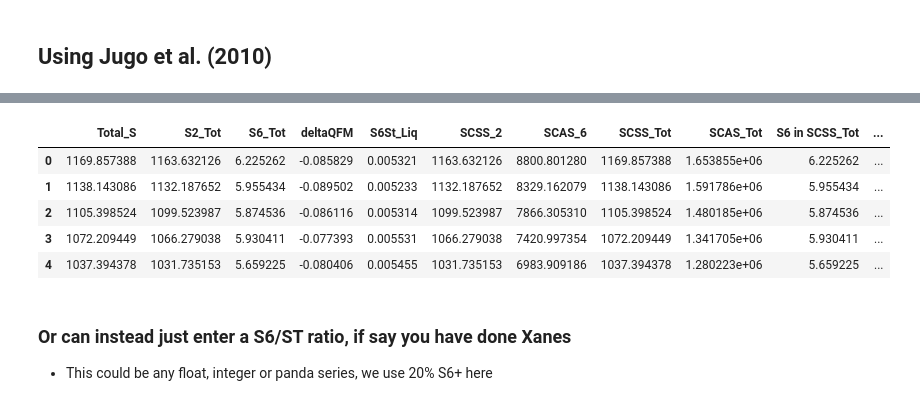
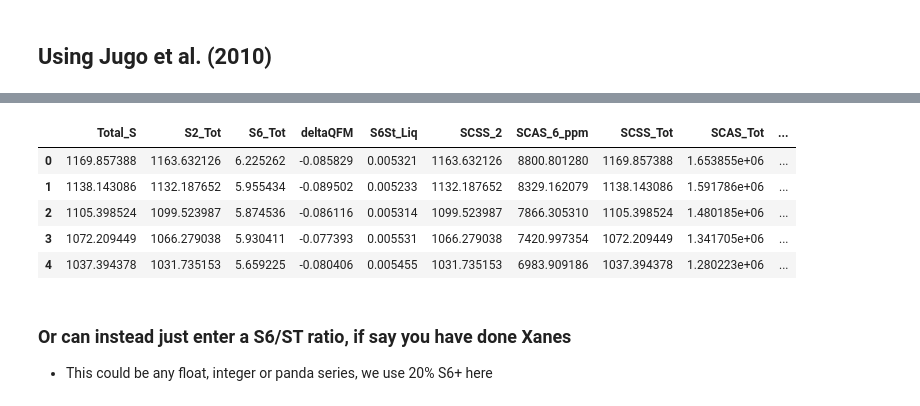
Before and after one commit to PennyWieser/PySulfSat, a Jupyter notebook: docs/Examples/S6_S2_Corrections/S6_S2_Corrections_Nash_Jugo_Kleinsasser.ipynb, the cells around one changed output, grey strips where cells are left out. Drawn from its saved outputs; the diff is of its cells as text; code cells hidden in the pictures.

```diff
--- a/docs/Examples/S6_S2_Corrections/S6_S2_Corrections_Nash_Jugo_Kleinsasser.ipynb
+++ b/docs/Examples/S6_S2_Corrections/S6_S2_Corrections_Nash_Jugo_Kleinsasser.ipynb
@@ -165,16 +177,16 @@ using low temp
 # %%
-df_ST_Jugo=ss.calculate_S_Total_SCSS_SCAS(deltaQFM=Buffer_calc['deltaQFM_Frost1991'],
+df_ST_Jugo=ss.calculate_S_Total_SCSS_SCAS(deltaQFM=Buffer_calc['DeltaQFM_Frost1991'],
     SCSS=Smythe_FixedSulf['SCSS2_ppm_ideal_Smythe2017'],
     T_K=df_out['T_K'],
     SCAS=ZT22_SCAS['SCAS6_ppm'], model='Jugo')
 df_ST_Jugo.head()
 # %% [output]
-|  | Total_S | S2_Tot | S6_Tot | deltaQFM | S6St_Liq | SCSS_2 | SCAS_6 | SCSS_Tot | SCAS_Tot | S6 in SCSS_Tot | ... |
-| 0 | 1169.857388 | 1163.632126 | 6.225262 | -0.085829 | 0.005321 | 1163.632126 | 8800.801280 | 1169.857388 | 1.653855e+06 | 6.225262 | ... |
-| 1 | 1138.143086 | 1132.187652 | 5.955434 | -0.089502 | 0.005233 | 1132.187652 | 8329.162079 | 1138.143086 | 1.591786e+06 | 5.955434 | ... |
-| 2 | 1105.398524 | 1099.523987 | 5.874536 | -0.086116 | 0.005314 | 1099.523987 | 7866.305310 | 1105.398524 | 1.480185e+06 | 5.874536 | ... |
-| 3 | 1072.209449 | 1066.279038 | 5.930411 | -0.077393 | 0.005531 | 1066.279038 | 7420.997354 | 1072.209449 | 1.341705e+06 | 5.930411 | ... |
-| 4 | 1037.394378 | 1031.735153 | 5.659225 | -0.080406 | 0.005455 | 1031.735153 | 6983.909186 | 1037.394378 | 1.280223e+06 | 5.659225 | ... |
+|  | Total_S | S2_Tot | S6_Tot | deltaQFM | S6St_Liq | SCSS_2 | SCAS_6_ppm | SCSS_Tot | SCAS_Tot | ... |
+| 0 | 1169.857388 | 1163.632126 | 6.225262 | -0.085829 | 0.005321 | 1163.632126 | 8800.801280 | 1169.857388 | 1.653855e+06 | ... |
+| 1 | 1138.143086 | 1132.187652 | 5.955434 | -0.089502 | 0.005233 | 1132.187652 | 8329.162079 | 1138.143086 | 1.591786e+06 | ... |
+| 2 | 1105.398524 | 1099.523987 | 5.874536 | -0.086116 | 0.005314 | 1099.523987 | 7866.305310 | 1105.398524 | 1.480185e+06 | ... |
+| 3 | 1072.209449 | 1066.279038 | 5.930411 | -0.077393 | 0.005531 | 1066.279038 | 7420.997354 | 1072.209449 | 1.341705e+06 | ... |
+| 4 | 1037.394378 | 1031.735153 | 5.659225 | -0.080406 | 0.005455 | 1031.735153 | 6983.909186 | 1037.394378 | 1.280223e+06 | ... |
 # %% [markdown]
 ### Or can instead just enter a S6/ST ratio, if say you have done Xanes
 - This could be any float, integer or panda series, we use 20% S6+ here
```
Also changed, not shown: parts of 15 cells of this notebook, 21 other files.
